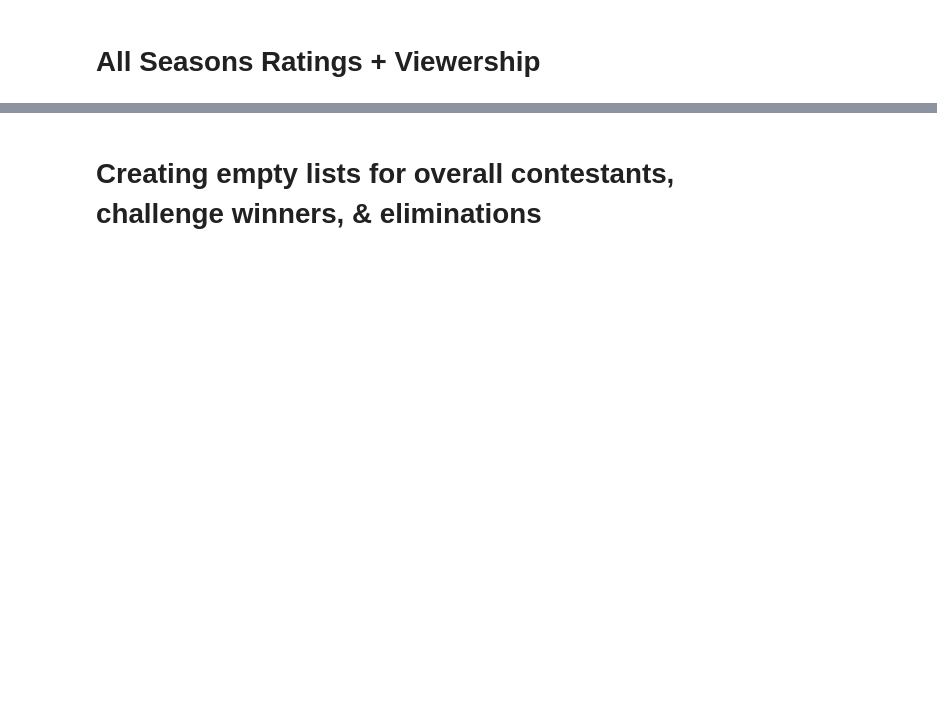
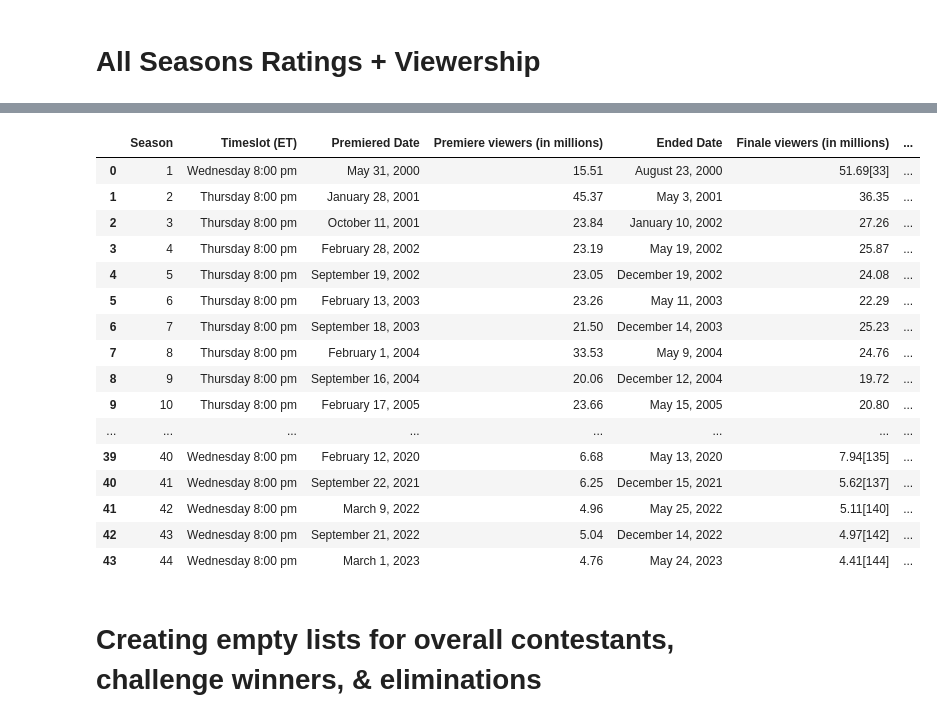
Before and after one commit to Erica-Exotica/DA8-capstone, a Jupyter notebook: notebook/CapstoneV2.ipynb, the cells around one changed output, grey strips where cells are left out. Cells and saved outputs as stored; diff of their text form; code cells hidden in the pictures; blank space fills up the shorter version.

```diff
--- a/notebook/CapstoneV2.ipynb
+++ b/notebook/CapstoneV2.ipynb
@@ -112,3 +151,29 @@ ratings_df
+# %%
+ratings_df['Premiered Date'] = ratings_df['Premiered Date'].str.replace(r'\[\d+\]', '')
+ratings_df['Ended Date'] = ratings_df['Ended Date'].str.replace(r'\[\d+\]', '')
+ratings_df['Viewers (in millions)'] = ratings_df['Viewers (in millions)'].str.replace(r'\[\d+\]', '')
+ratings_df['Premiere viewers (in millions)'] = ratings_df['Premiere viewers (in millions)'].str.replace(r'\[\d+\]', '')
+ratings_df['Premiere viewers (in millions)'] = ratings_df['Premiere viewers (in millions)'].str.replace(r'\[f\]', '')
+ratings_df['Year'] = ratings_df['Premiered Date'].str.split(', ').str[-1]
+ratings_df
+# %% [output]
+|  | Season | Timeslot (ET) | Premiered Date | Premiere viewers (in millions) | Ended Date | Finale viewers (in millions) | ... |
+| 0 | 1 | Wednesday 8:00 pm | May 31, 2000 | 15.51 | August 23, 2000 | 51.69[33] | ... |
+| 1 | 2 | Thursday 8:00 pm | January 28, 2001 | 45.37 | May 3, 2001 | 36.35 | ... |
+| 2 | 3 | Thursday 8:00 pm | October 11, 2001 | 23.84 | January 10, 2002 | 27.26 | ... |
+| 3 | 4 | Thursday 8:00 pm | February 28, 2002 | 23.19 | May 19, 2002 | 25.87 | ... |
+| 4 | 5 | Thursday 8:00 pm | September 19, 2002 | 23.05 | December 19, 2002 | 24.08 | ... |
+| 5 | 6 | Thursday 8:00 pm | February 13, 2003 | 23.26 | May 11, 2003 | 22.29 | ... |
+| 6 | 7 | Thursday 8:00 pm | September 18, 2003 | 21.50 | December 14, 2003 | 25.23 | ... |
+| 7 | 8 | Thursday 8:00 pm | February 1, 2004 | 33.53 | May 9, 2004 | 24.76 | ... |
+| 8 | 9 | Thursday 8:00 pm | September 16, 2004 | 20.06 | December 12, 2004 | 19.72 | ... |
+| 9 | 10 | Thursday 8:00 pm | February 17, 2005 | 23.66 | May 15, 2005 | 20.80 | ... |
+| ... | ... | ... | ... | ... | ... | ... | ... |
+| 39 | 40 | Wednesday 8:00 pm | February 12, 2020 | 6.68 | May 13, 2020 | 7.94[135] | ... |
+| 40 | 41 | Wednesday 8:00 pm | September 22, 2021 | 6.25 | December 15, 2021 | 5.62[137] | ... |
+| 41 | 42 | Wednesday 8:00 pm | March 9, 2022 | 4.96 | May 25, 2022 | 5.11[140] | ... |
+| 42 | 43 | Wednesday 8:00 pm | September 21, 2022 | 5.04 | December 14, 2022 | 4.97[142] | ... |
+| 43 | 44 | Wednesday 8:00 pm | March 1, 2023 | 4.76 | May 24, 2023 | 4.41[144] | ... |
 # %% [markdown]
 # Creating empty lists for overall contestants, challenge winners, & eliminations
 # %%
```
Also changed, not shown: parts of 77 cells of this notebook.
